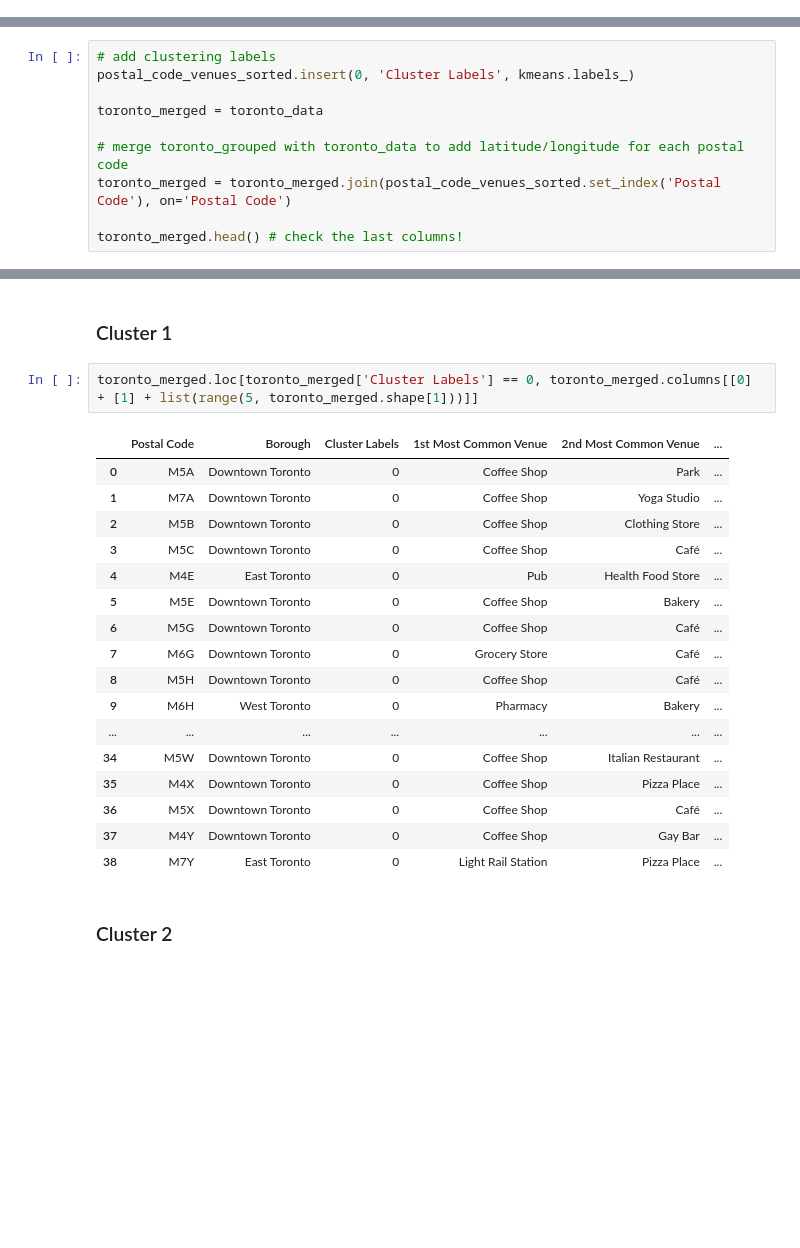
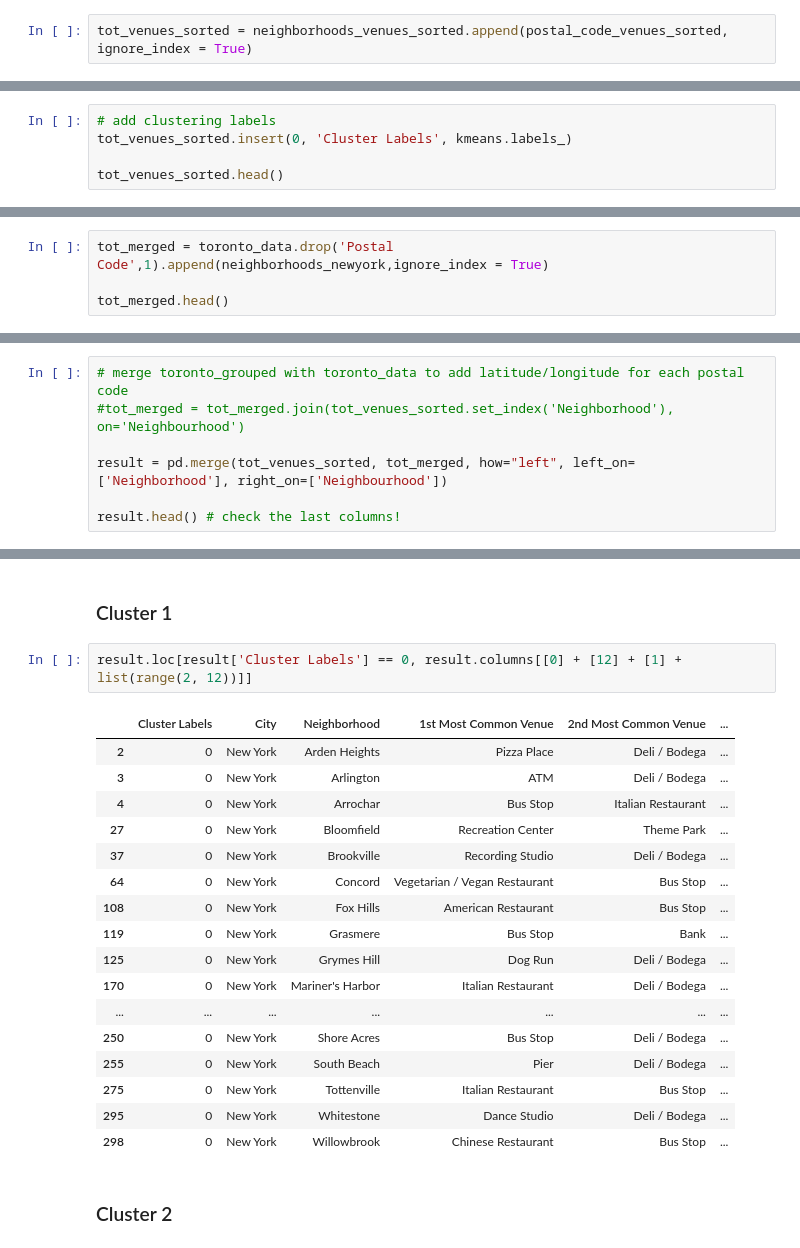
Before and after one commit to SevenSpider/Coursera_Capstone, a Jupyter notebook: Coursera_Capstone_Battle_Neighborhoods.ipynb, the cells around one changed output, grey strips where cells are left out. Saved outputs shown, nothing was run; the diff lists cells and outputs as text; blank space fills up the shorter version.

```diff
--- a/Coursera_Capstone_Battle_Neighborhoods.ipynb
+++ b/Coursera_Capstone_Battle_Neighborhoods.ipynb
@@ -614 +872,3 @@ array([0, 0, 0, 0, 1, 0, 0, 0, 3, 0])
+# %%
+tot_venues_sorted = neighborhoods_venues_sorted.append(postal_code_venues_sorted, ignore_index = True)
 # %%
@@ -622,0 +883,5 @@ postal_code_venues_sorted.head()
+# %%
+# add clustering labels
+tot_venues_sorted.insert(0, 'Cluster Labels', kmeans.labels_)
+
+tot_venues_sorted.head()
@@ -622,0 +915,4 @@ postal_code_venues_sorted.head()
+# %%
+tot_merged = toronto_data.drop('Postal Code',1).append(neighborhoods_newyork,ignore_index = True)
+
+tot_merged.head()
@@ -623,11 +930,8 @@ postal_code_venues_sorted.head()
 # %%
-# add clustering labels
-postal_code_venues_sorted.insert(0, 'Cluster Labels', kmeans.labels_)
+# merge toronto_grouped with toronto_data to add latitude/longitude for each postal code
+#tot_merged = tot_merged.join(tot_venues_sorted.set_index('Neighborhood'), on='Neighbourhood')
 
-toronto_merged = toronto_data
+result = pd.merge(tot_venues_sorted, tot_merged, how="left", left_on=['Neighborhood'], right_on=['Neighbourhood'])
 
-# merge toronto_grouped with toronto_data to add latitude/longitude for each postal code
-toronto_merged = toronto_merged.join(postal_code_venues_sorted.set_index('Postal Code'), on='Postal Code')
-
-toronto_merged.head() # check the last columns!
+result.head() # check the last columns!
 # %% [output]
@@ -668,25 +997,25 @@ map_clusters
 # %% [markdown]
 ### Cluster 1
 # %%
-toronto_merged.loc[toronto_merged['Cluster Labels'] == 0, toronto_merged.columns[[0] + [1] + list(range(5, toronto_merged.shape[1]))]]
+result.loc[result['Cluster Labels'] == 0, result.columns[[0] + [12] + [1] + list(range(2, 12))]]
 # %% [output]
-|  | Postal Code | Borough | Cluster Labels | 1st Most Common Venue | 2nd Most Common Venue | ... |
-| 0 | M5A | Downtown Toronto | 0 | Coffee Shop | Park | ... |
-| 1 | M7A | Downtown Toronto | 0 | Coffee Shop | Yoga Studio | ... |
-| 2 | M5B | Downtown Toronto | 0 | Coffee Shop | Clothing Store | ... |
-| 3 | M5C | Downtown Toronto | 0 | Coffee Shop | Café | ... |
-| 4 | M4E | East Toronto | 0 | Pub | Health Food Store | ... |
-| 5 | M5E | Downtown Toronto | 0 | Coffee Shop | Bakery | ... |
-| 6 | M5G | Downtown Toronto | 0 | Coffee Shop | Café | ... |
-| 7 | M6G | Downtown Toronto | 0 | Grocery Store | Café | ... |
-| 8 | M5H | Downtown Toronto | 0 | Coffee Shop | Café | ... |
-| 9 | M6H | West Toronto | 0 | Pharmacy | Bakery | ... |
+|  | Cluster Labels | City | Neighborhood | 1st Most Common Venue | 2nd Most Common Venue | ... |
+| 2 | 0 | New York | Arden Heights | Pizza Place | Deli / Bodega | ... |
+| 3 | 0 | New York | Arlington | ATM | Deli / Bodega | ... |
+| 4 | 0 | New York | Arrochar | Bus Stop | Italian Restaurant | ... |
+| 27 | 0 | New York | Bloomfield | Recreation Center | Theme Park | ... |
+| 37 | 0 | New York | Brookville | Recording Studio | Deli / Bodega | ... |
+| 64 | 0 | New York | Concord | Vegetarian / Vegan Restaurant | Bus Stop | ... |
+| 108 | 0 | New York | Fox Hills | American Restaurant | Bus Stop | ... |
+| 119 | 0 | New York | Grasmere | Bus Stop | Bank | ... |
+| 125 | 0 | New York | Grymes Hill | Dog Run | Deli / Bodega | ... |
+| 170 | 0 | New York | Mariner's Harbor | Italian Restaurant | Deli / Bodega | ... |
 | ... | ... | ... | ... | ... | ... | ... |
-| 34 | M5W | Downtown Toronto | 0 | Coffee Shop | Italian Restaurant | ... |
-| 35 | M4X | Downtown Toronto | 0 | Coffee Shop | Pizza Place | ... |
-| 36 | M5X | Downtown Toronto | 0 | Coffee Shop | Café | ... |
-| 37 | M4Y | Downtown Toronto | 0 | Coffee Shop | Gay Bar | ... |
-| 38 | M7Y | East Toronto | 0 | Light Rail Station | Pizza Place | ... |
+| 250 | 0 | New York | Shore Acres | Bus Stop | Deli / Bodega | ... |
+| 255 | 0 | New York | South Beach | Pier | Deli / Bodega | ... |
+| 275 | 0 | New York | Tottenville | Italian Restaurant | Bus Stop | ... |
+| 295 | 0 | New York | Whitestone | Dance Studio | Deli / Bodega | ... |
+| 298 | 0 | New York | Willowbrook | Chinese Restaurant | Bus Stop | ... |
 # %% [markdown]
 ### Cluster 2
 # %%
```
Also changed, not shown: parts of 133 cells of this notebook.
